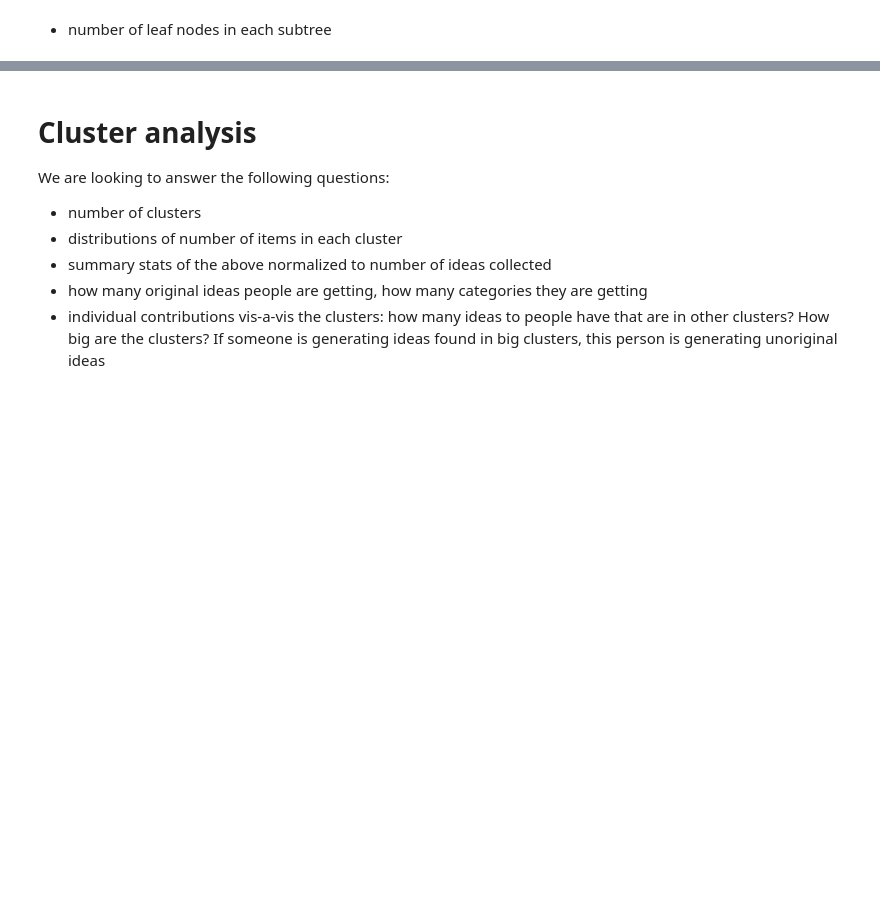
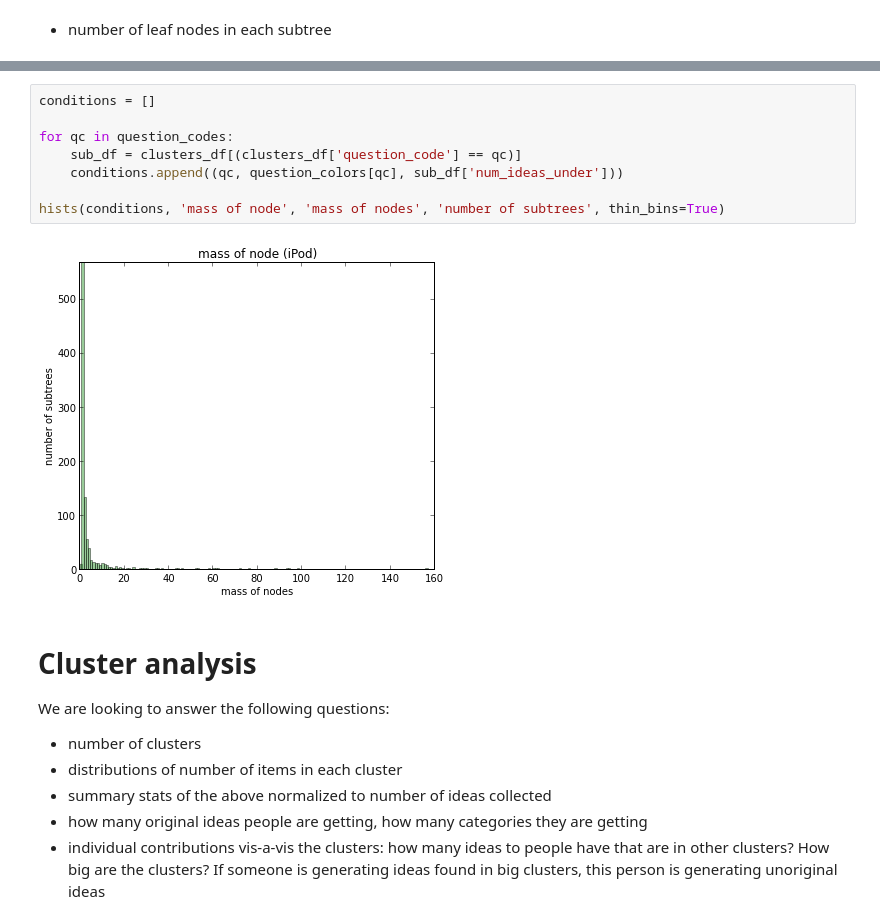
Before and after one commit to filkry/crowbrain, a Jupyter notebook: exps/post_pilot16_stats.ipynb, the cells around one changed output, grey strips where cells are left out. Drawn from its saved outputs; the diff is of its cells as text; blank space fills up the shorter version.

```diff
--- a/exps/post_pilot16_stats.ipynb
+++ b/exps/post_pilot16_stats.ipynb
@@ -1089,6 +1132,16 @@ hists(conditions, 'number of nodes in subtree', 'number of nodes', 'number of su
 + mass of tree
 
 + parents - community-created vs manual
+# %%
+conditions = []
+
+for qc in question_codes:
+    sub_df = clusters_df[(clusters_df['question_code'] == qc)]
+    conditions.append((qc, question_colors[qc], sub_df['num_ideas_under']))
+
+hists(conditions, 'mass of node', 'mass of nodes', 'number of subtrees', thin_bins=True)
+# %% [output]
+[figure, added]
 # %% [markdown]
 # Cluster analysis
 
```
Also changed, not shown: parts of 11 cells of this notebook.
